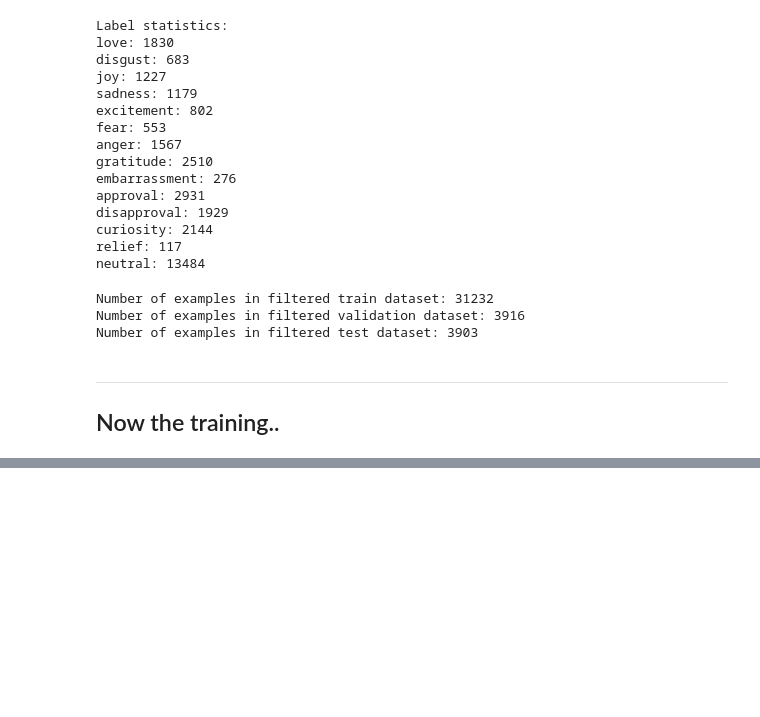
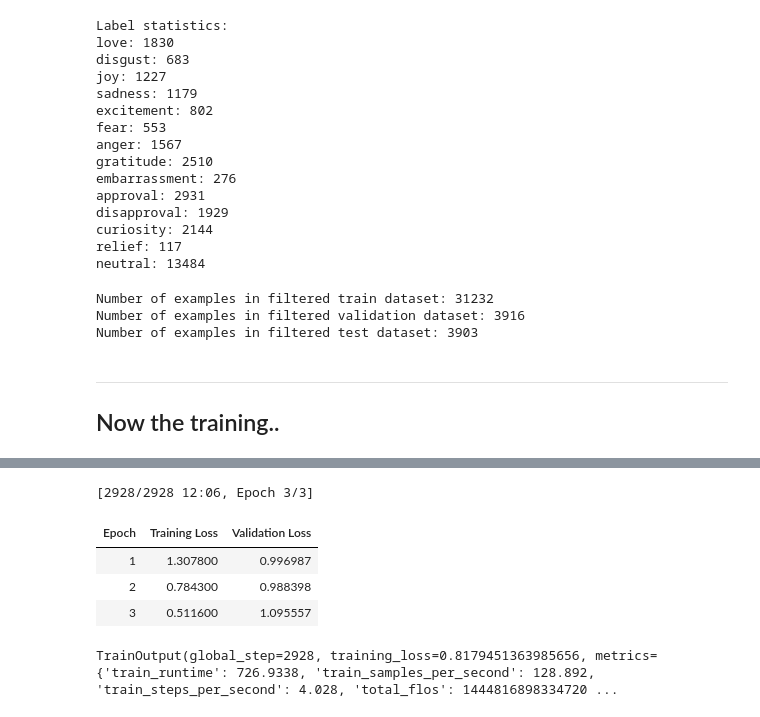
Before and after one commit to martinteoharov/COM3029, a Jupyter notebook: main.ipynb, the cells around one changed output, grey strips where cells are left out. Saved outputs shown, nothing was run; the diff lists cells and outputs as text; code cells hidden in the pictures; blank space fills up the shorter version.

```diff
--- a/main.ipynb
+++ b/main.ipynb
@@ -211,25 +196,36 @@ Epoch 1/3
 # %%
 from transformers import Trainer, TrainingArguments
+
+device = torch.device("cuda" if torch.cuda.is_available() else "cpu")
+
+model.to(device)
 
 # Set training arguments
 training_args = TrainingArguments(
     output_dir="output",
     num_train_epochs=3,
     per_device_train_batch_size=32,
     per_device_eval_batch_size=32,
     evaluation_strategy="epoch",
     logging_dir="logs",
     learning_rate=5e-5,
     weight_decay=0.01,
 )
 
 # Define the Trainer
 trainer = Trainer(
     model=model,
     args=training_args,
     train_dataset=train_dataset,
     eval_dataset=val_dataset,
 )
 
 # Train the model
 trainer.train()
+# %% [output]
+[2928/2928 12:06, Epoch 3/3]
+| Epoch | Training Loss | Validation Loss |
+| 1 | 1.307800 | 0.996987 |
+| 2 | 0.784300 | 0.988398 |
+| 3 | 0.511600 | 1.095557 |
+TrainOutput(global_step=2928, training_loss=0.8179451363985656, metrics={'train_runtime': 726.9338, 'train_samples_per_second': 128.892, 'train_steps_per_second': 4.028, 'total_flos': 1444816898334720 ...
```
Also changed, not shown: parts of 5 cells of this notebook.
